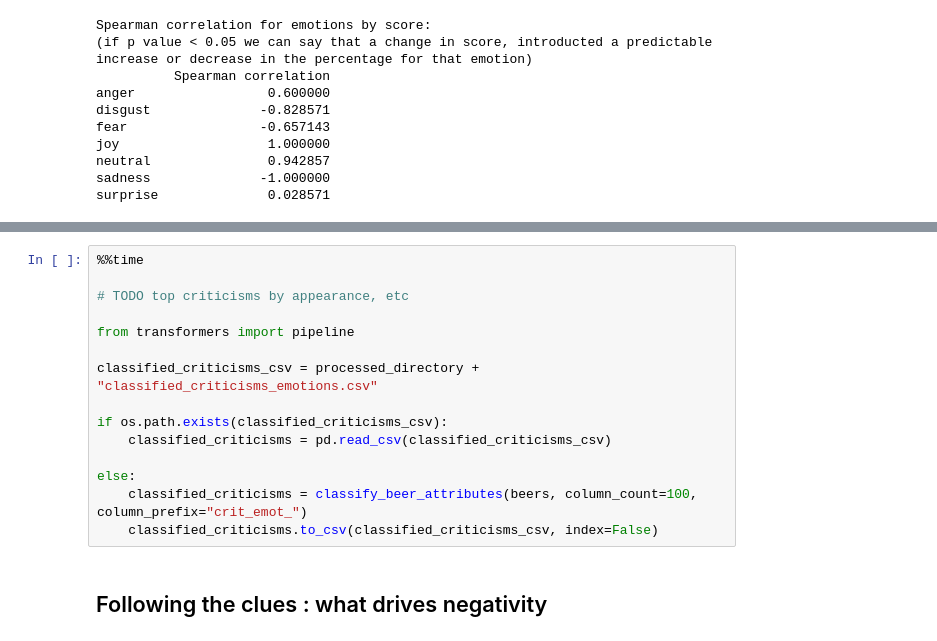
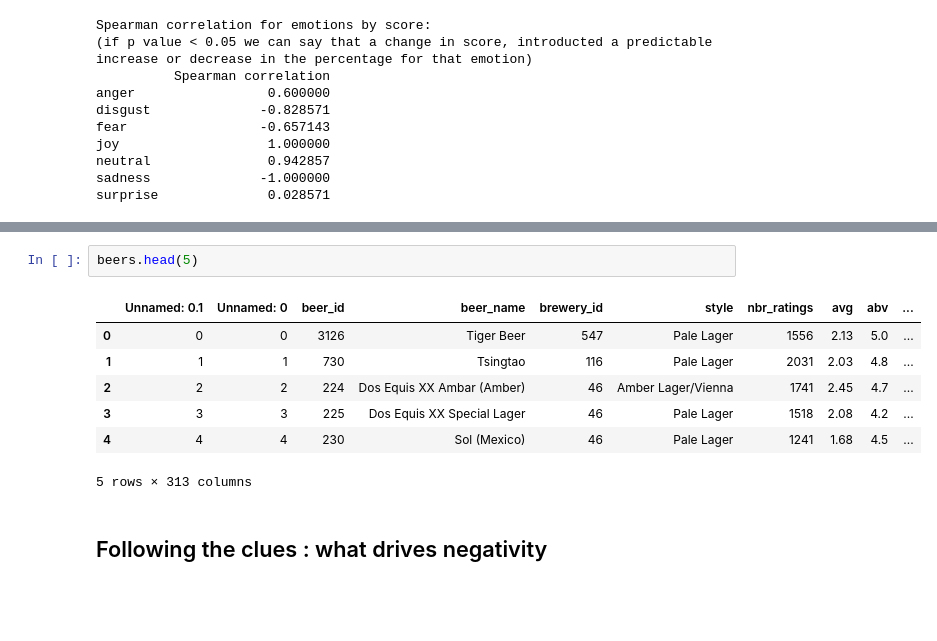
Before and after one commit to epfl-ada/ada-2024-project-awesomedataanalysts, a Jupyter notebook: milestone-3.ipynb, the cells around one changed output, grey strips where cells are left out. Cells and saved outputs as stored; diff of their text form; blank space fills up the shorter version.

```diff
--- a/milestone-3.ipynb
+++ b/milestone-3.ipynb
@@ -429,18 +295,13 @@ Wall time: 424 μs
-# %%
-%%time
-
-# TODO top criticisms by appearance, etc
-
-from transformers import pipeline
-
-classified_criticisms_csv = processed_directory + "classified_criticisms_emotions.csv"
-
-if os.path.exists(classified_criticisms_csv):
-    classified_criticisms = pd.read_csv(classified_criticisms_csv)
-
-else:
-    classified_criticisms = classify_beer_attributes(beers, column_count=100, column_prefix="crit_emot_")
-    classified_criticisms.to_csv(classified_criticisms_csv, index=False)
+# %%
+beers.head(5)
+# %% [output]
+|  | Unnamed: 0.1 | Unnamed: 0 | beer_id | beer_name | brewery_id | style | nbr_ratings | avg | abv | ... |
+| 0 | 0 | 0 | 3126 | Tiger Beer | 547 | Pale Lager | 1556 | 2.13 | 5.0 | ... |
+| 1 | 1 | 1 | 730 | Tsingtao | 116 | Pale Lager | 2031 | 2.03 | 4.8 | ... |
+| 2 | 2 | 2 | 224 | Dos Equis XX Ambar (Amber) | 46 | Amber Lager/Vienna | 1741 | 2.45 | 4.7 | ... |
+| 3 | 3 | 3 | 225 | Dos Equis XX Special Lager | 46 | Pale Lager | 1518 | 2.08 | 4.2 | ... |
+| 4 | 4 | 4 | 230 | Sol (Mexico) | 46 | Pale Lager | 1241 | 1.68 | 4.5 | ... |
+5 rows × 313 columns
 # %% [markdown]
 ## Following the clues : what drives negativity
 # %% [markdown]
```
Also changed, not shown: parts of 34 cells of this notebook.
